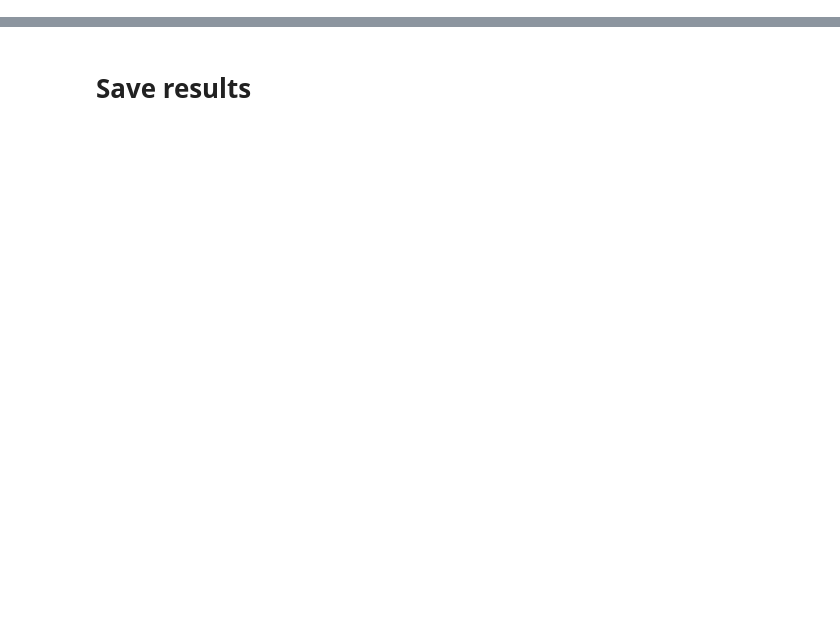
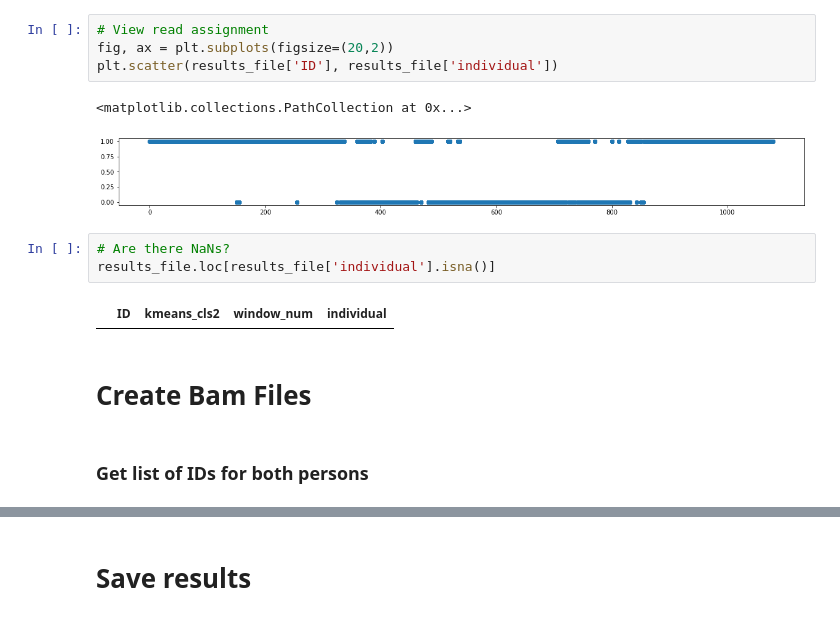
Before and after one commit to aretiandev/bioliquid-nanopore, a Jupyter notebook: 5_read_assignment.ipynb, the cells around one changed output, grey strips where cells are left out. Drawn from its saved outputs; the diff is of its cells as text; blank space fills up the shorter version.

```diff
--- a/5_read_assignment.ipynb
+++ b/5_read_assignment.ipynb
@@ -92,0 +229,16 @@ for window in results_file['window_num'].unique: # iterate through instances of
+# %%
+# View read assignment
+fig, ax = plt.subplots(figsize=(20,2))
+plt.scatter(results_file['ID'], results_file['individual'])
+# %% [output]
+<matplotlib.collections.PathCollection at 0x...>
+[figure, added]
+# %%
+# Are there NaNs?
+results_file.loc[results_file['individual'].isna()]
+# %% [output]
+|  | ID | kmeans_cls2 | window_num | individual |
+# %% [markdown]
+# Create Bam Files
+# %% [markdown]
+### Get list of IDs for both persons
```
Also changed, not shown: parts of 26 cells of this notebook.
